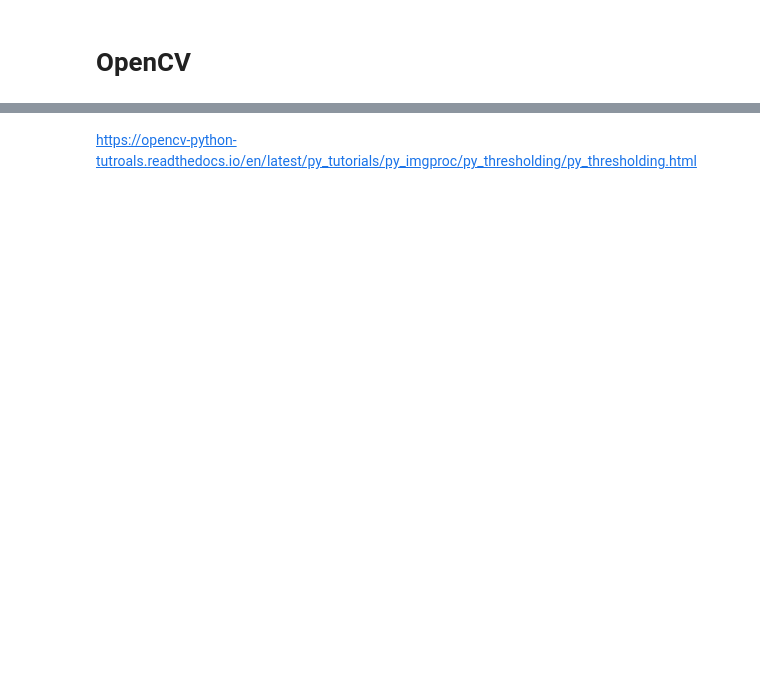
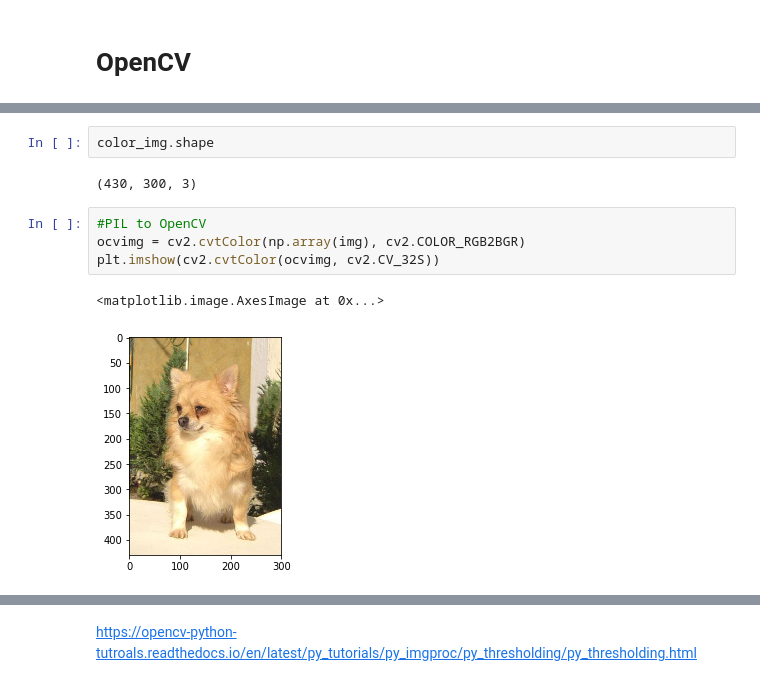
Before and after one commit to rudloffl/OCR-picture-recognition, a Jupyter notebook: Notebooks/A1 - annotation reading.ipynb, the cells around one changed output, grey strips where cells are left out. Drawn from its saved outputs; the diff is of its cells as text; blank space fills up the shorter version.

```diff
--- a/Notebooks/A1 - annotation reading.ipynb
+++ b/Notebooks/A1 - annotation reading.ipynb
@@ -247,3 +207,14 @@ plt.imshow(cv2.cvtColor(color_img, cv2.CV_32S))
 # %% [output]
 <matplotlib.image.AxesImage at 0x...>
 [figure]
+# %%
+color_img.shape
+# %% [output]
+(430, 300, 3)
+# %%
+#PIL to OpenCV
+ocvimg = cv2.cvtColor(np.array(img), cv2.COLOR_RGB2BGR)
+plt.imshow(cv2.cvtColor(ocvimg, cv2.CV_32S))
+# %% [output]
+<matplotlib.image.AxesImage at 0x...>
+[figure, added]
```
Also changed, not shown: parts of 44 cells of this notebook, 1 other file.
